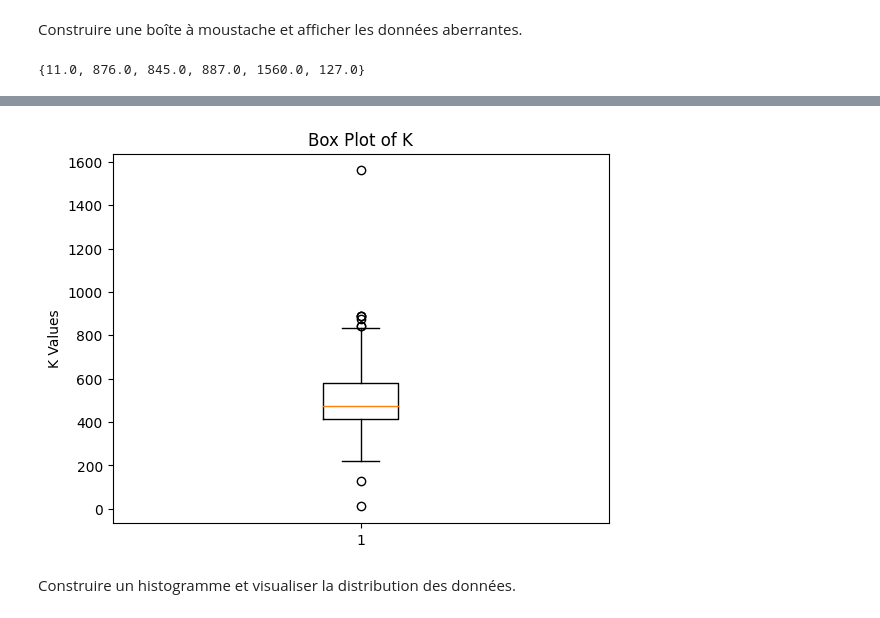
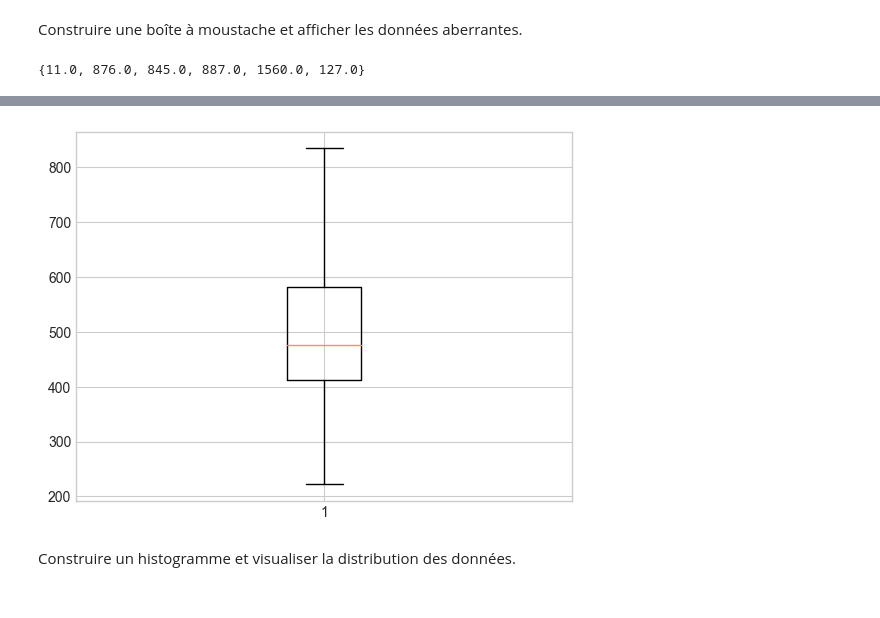
Before and after one commit to manel15279/DataMining-Project, a Jupyter notebook: Projet_P1_DM.ipynb, the cells around one changed output, grey strips where cells are left out. Cells and saved outputs as stored; diff of their text form; code cells hidden in the pictures.

```diff
--- a/Projet_P1_DM.ipynb
+++ b/Projet_P1_DM.ipynb
@@ -35,0 +36,8 @@ pd.DataFrame(datas).head()
+# %%
+dataset1 = np.genfromtxt('Dataset1.csv', delimiter=',', dtype=float, skip_header=1)
+datas = pd.read_csv('Dataset1.csv')
+header = np.genfromtxt('Dataset1.csv', delimiter=',', dtype=str, max_rows=1)
+name_attribut={i:f"{n}" for i,n in enumerate(header)}
+
+print(name_attribut)
+pd.DataFrame(dataset1, columns=header)
@@ -160,26 +180,26 @@ for i in range(0,dataset1.shape[1]):
 # %% [markdown]
 Construire une boîte à moustache et afficher les données aberrantes.
 # %%
-def Boite_a_moustache(attribut, outliers):
+def Boite_a_moustache(attribut,boolen):
     abberante=[]
     liste=[]
+    q3=quartilles_homeMade(attribut)[-2]
+    q1=quartilles_homeMade(attribut)[1]
     IQR=(quartilles_homeMade(attribut)[-2]-quartilles_homeMade(attribut)[1])*1.5
     datasetCurrated=np.delete( dataset1[:,attribut], val_manquante(attribut))
+
     for var in datasetCurrated:
-        if (var <=(quartilles_homeMade(attribut)[-2]+IQR) and var>=(quartilles_homeMade(attribut)[1]-IQR)):
+        if (var <(q3+IQR) and var>(q1-IQR)):
             liste.append(var)
         else:
             abberante.append(var)
     print(set(abberante))
-    if outliers == "With Outliers":
+    if boolen:
         plt.boxplot(datasetCurrated)
+
     else:
         plt.boxplot(liste)
 
-    plt.title(f'Box Plot of {datas.columns[attribut]}')
-    plt.ylabel(f'{datas.columns[attribut]} Values')
-    return plt
-
-Boite_a_moustache(2,"With Outliers")
+Boite_a_moustache(2,False)
 # %% [output]
 {11.0, 876.0, 845.0, 887.0, 1560.0, 127.0}
@@ -187,4 +206,4 @@ Boite_a_moustache(2,"With Outliers")
-[figure, old version]
+[figure, new version]
 # %% [markdown]
 Construire un histogramme et visualiser la distribution des données.
 # %%
```
Also changed, not shown: parts of 83 cells of this notebook, 9 other files.
